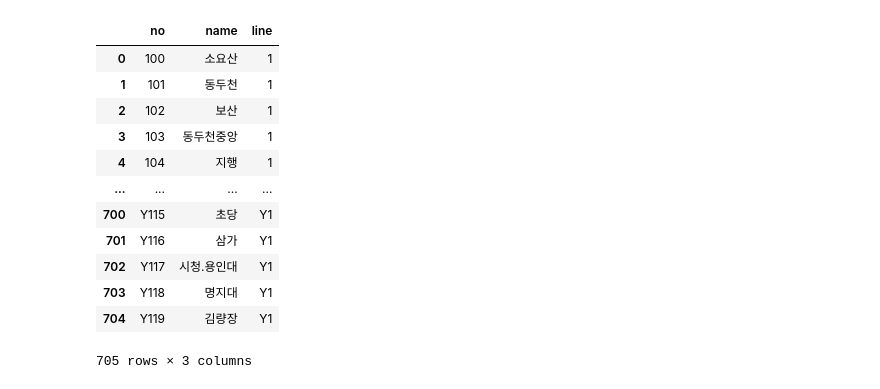
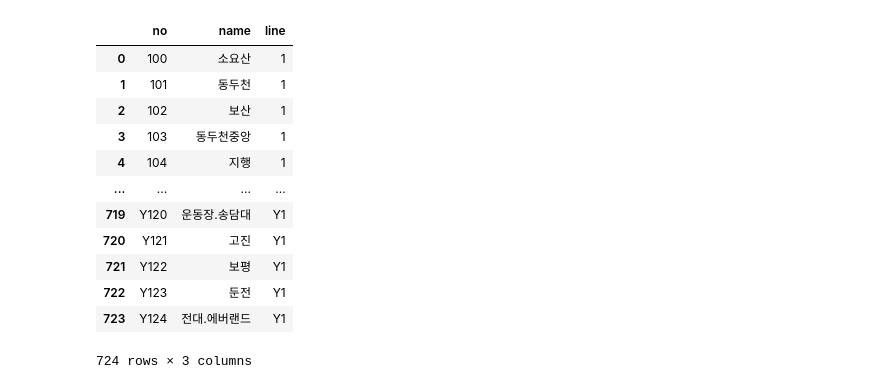
Before and after one commit to yejoon-lee/Seoul_Metro, a Jupyter notebook: Visualization/visualize.ipynb, the cells around one changed output. Saved outputs shown, nothing was run; the diff lists cells and outputs as text; code cells hidden in the pictures.

Commit message:
Added more lines in visualization; save final geometry fileas .csv

```diff
--- a/Visualization/visualize.ipynb
+++ b/Visualization/visualize.ipynb
@@ -11,34 +13,34 @@ coor_geo.crs = {'init':'epsg:4326'}
 # %%
 # subway no, name, line dataframe
 
-with open('../Subway_base_network/seoul.txt', 'r', encoding = "UTF-8") as file:
+with open('../Subway_base_network/seoul_extended.txt', 'r', encoding = "UTF-8") as file:
     S = file.read().split('\n')
 
 subway = {'no':[], 'name':[], 'line':[]}
 for i,x in enumerate(S):
-    if i == 705: # end of the (no, name, line) pair
+    if i == 724: # end of the (no, name, line) pair
         break
 
     no, name, line = x.split()
     subway['no'].append(no)
     subway['name'].append(name)
     subway['line'].append(line)
 
 subway = pd.DataFrame(subway)
 subway
 # %% [output]
 |  | no | name | line |
 | 0 | 100 | 소요산 | 1 |
 | 1 | 101 | 동두천 | 1 |
 | 2 | 102 | 보산 | 1 |
 | 3 | 103 | 동두천중앙 | 1 |
 | 4 | 104 | 지행 | 1 |
 | ... | ... | ... | ... |
-| 700 | Y115 | 초당 | Y1 |
-| 701 | Y116 | 삼가 | Y1 |
-| 702 | Y117 | 시청.용인대 | Y1 |
-| 703 | Y118 | 명지대 | Y1 |
-| 704 | Y119 | 김량장 | Y1 |
+| 719 | Y120 | 운동장.송담대 | Y1 |
+| 720 | Y121 | 고진 | Y1 |
+| 721 | Y122 | 보평 | Y1 |
+| 722 | Y123 | 둔전 | Y1 |
+| 723 | Y124 | 전대.에버랜드 | Y1 |
-705 rows × 3 columns
+724 rows × 3 columns
 # %%
 # replace station name
```
Also changed, not shown: parts of 45 cells of this notebook, 5 other files.
